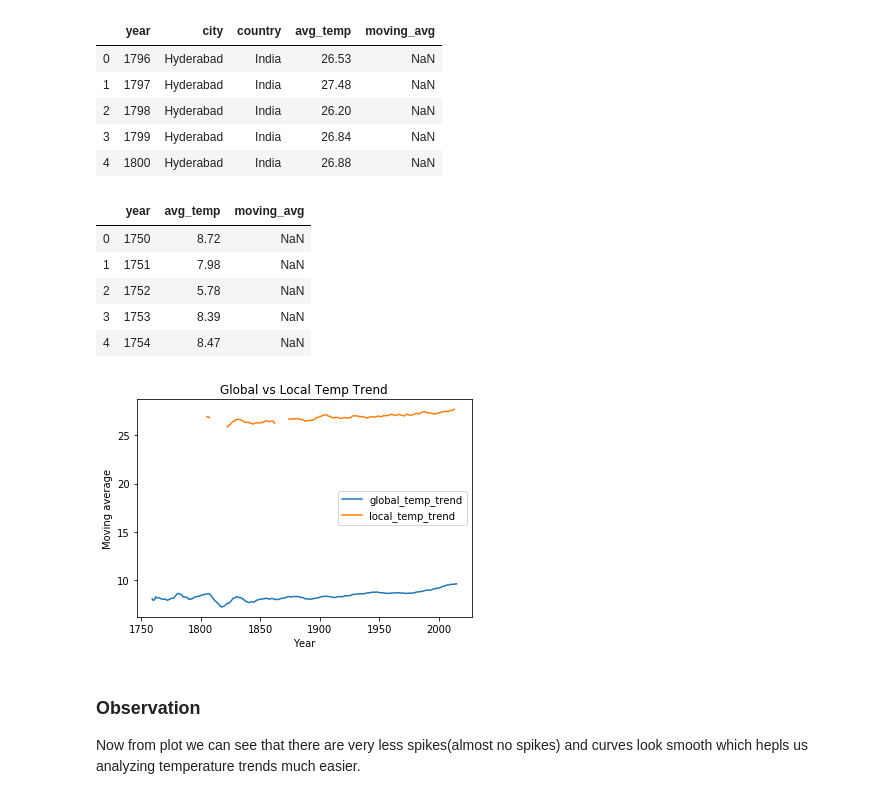
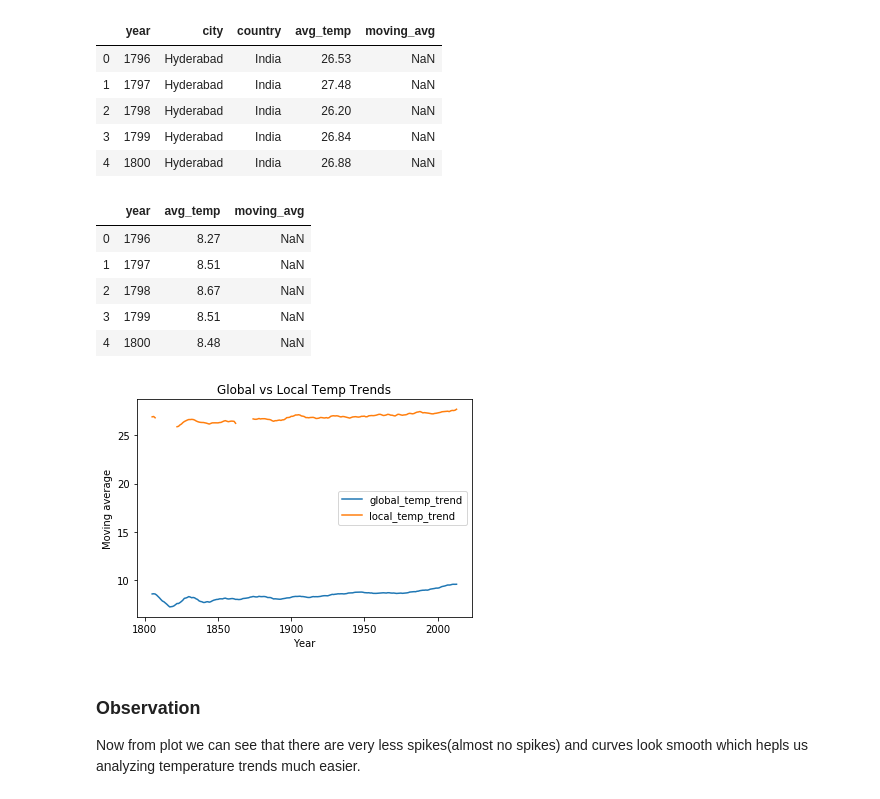
Before and after one commit to ManideepTelukuntla/Exploring-Weather-Trends, a Jupyter notebook: ExploringWeatherTrends.ipynb, the cells around one changed output. Cells and saved outputs as stored; diff of their text form; code cells hidden in the pictures.

```diff
--- a/ExploringWeatherTrends.ipynb
+++ b/ExploringWeatherTrends.ipynb
@@ -19,3 +28,9 @@ local_temp_data.head()
+# %%
+global_temp_data.drop(index = [x for x in range(46)], axis = 0, inplace = True)
+# %%
+global_temp_data.drop(index = [264, 265], axis = 0, inplace = True)
+# %%
+global_temp_data.index = local_temp_data.index
 # %%
 global_temp_data.head()
 # %% [output]
@@ -56,22 +71,22 @@ local_temp_data.head()
 global_temp_data.head()
 # %% [output]
 |  | year | avg_temp | moving_avg |
-| 0 | 1750 | 8.72 | NaN |
-| 1 | 1751 | 7.98 | NaN |
-| 2 | 1752 | 5.78 | NaN |
-| 3 | 1753 | 8.39 | NaN |
-| 4 | 1754 | 8.47 | NaN |
+| 0 | 1796 | 8.27 | NaN |
+| 1 | 1797 | 8.51 | NaN |
+| 2 | 1798 | 8.67 | NaN |
+| 3 | 1799 | 8.51 | NaN |
+| 4 | 1800 | 8.48 | NaN |
 # %%
 # Visualize global and local temp trends using moving averages
 plt.plot(global_temp_data['year'], global_temp_data['moving_avg'], label = 'global_temp_trend')
 plt.plot(local_temp_data['year'], local_temp_data['moving_avg'], label = 'local_temp_trend')
 plt.xlabel('Year')
 plt.ylabel('Moving average')
-plt.title('Global vs Local Temp Trend')
+plt.title('Global vs Local Temp Trends')
 plt.legend()
 plt.show()
 # %% [output]
-[figure, old version]
+[figure, new version]
 # %% [markdown]
 ### Observation
 Now from plot we can see that there are very less spikes(almost no spikes) and curves look smooth which hepls us analyzing temperature trends much easier.
```
Also changed, not shown: parts of 8 cells of this notebook.
